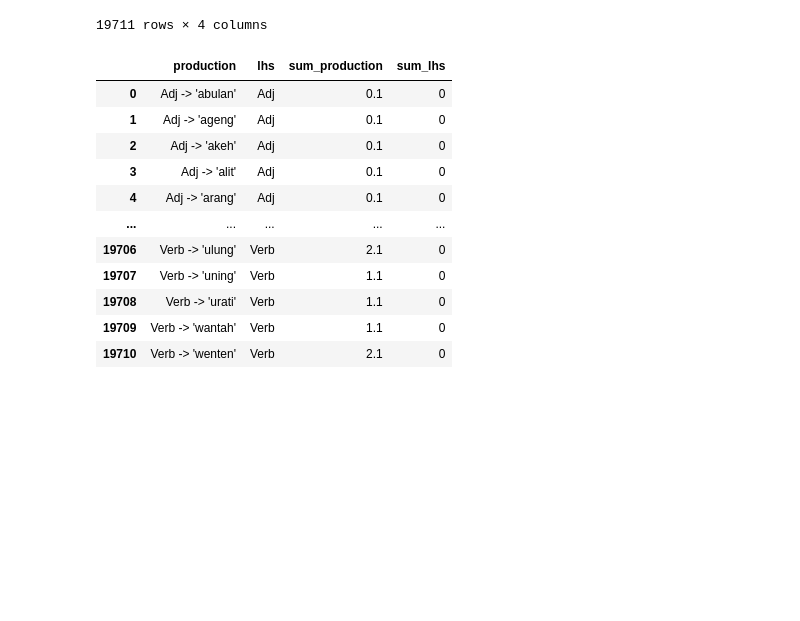
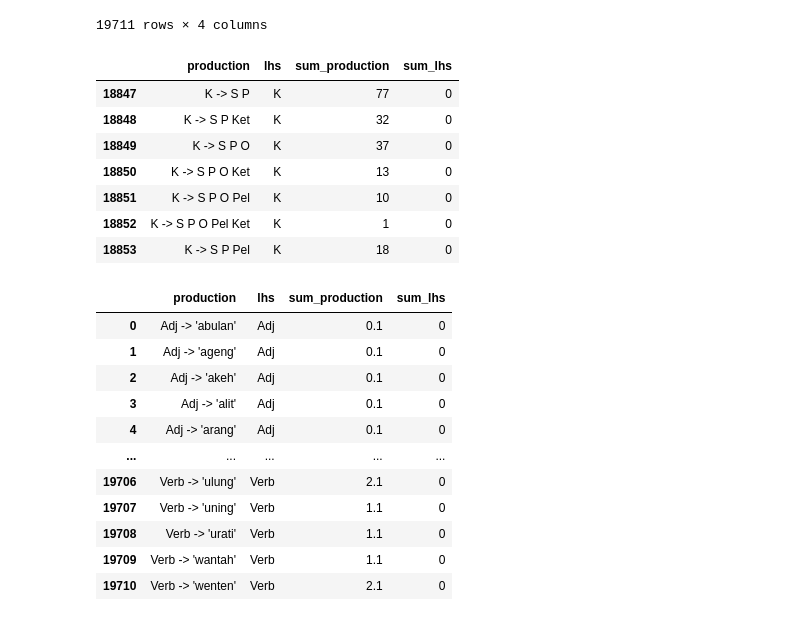
Before and after one commit to SuryaAdiPalguna/NLP-Code, a Jupyter notebook: Data.ipynb, the cells around one changed output. Drawn from its saved outputs; the diff is of its cells as text; code cells hidden in the pictures; blank space fills up the shorter version.

```diff
--- a/Data.ipynb
+++ b/Data.ipynb
@@ -331,4 +331,16 @@ probabilistic_rules
 | 19709 | Verb -> 'wantah' | Verb | 1 | 0 |
 | 19710 | Verb -> 'wenten' | Verb | 2 | 0 |
 19711 rows × 4 columns
+# %%
+probabilistic_rules[probabilistic_rules["lhs"] == nltk.Nonterminal("K")]
+# type(probabilistic_rules["lhs"][0])
+# %% [output]
+|  | production | lhs | sum_production | sum_lhs |
+| 18847 | K -> S P | K | 77 | 0 |
+| 18848 | K -> S P Ket | K | 32 | 0 |
+| 18849 | K -> S P O | K | 37 | 0 |
+| 18850 | K -> S P O Ket | K | 13 | 0 |
+| 18851 | K -> S P O Pel | K | 10 | 0 |
+| 18852 | K -> S P O Pel Ket | K | 1 | 0 |
+| 18853 | K -> S P Pel | K | 18 | 0 |
 # %%
```
Also changed, not shown: parts of 3 cells of this notebook, 2 other files.
